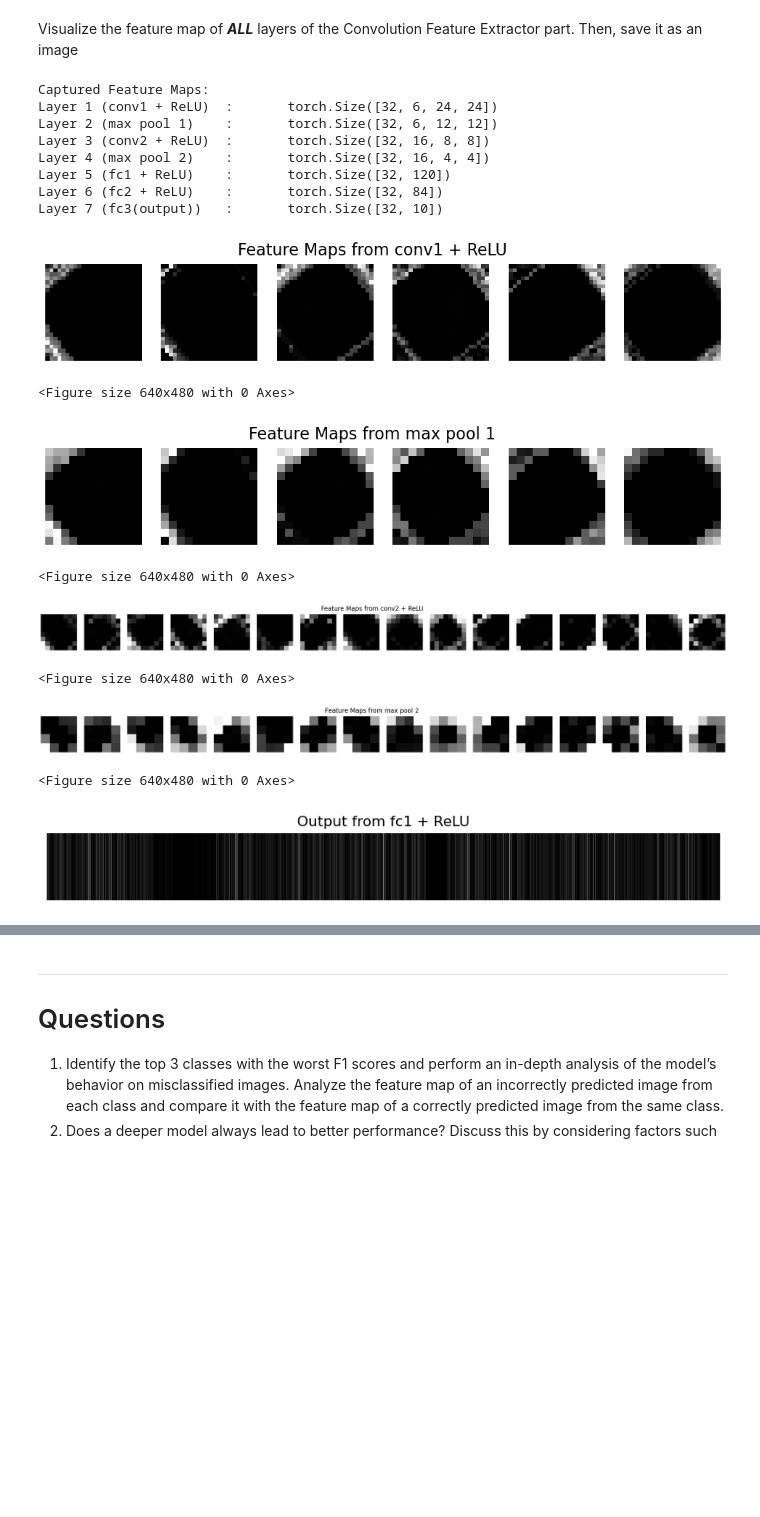
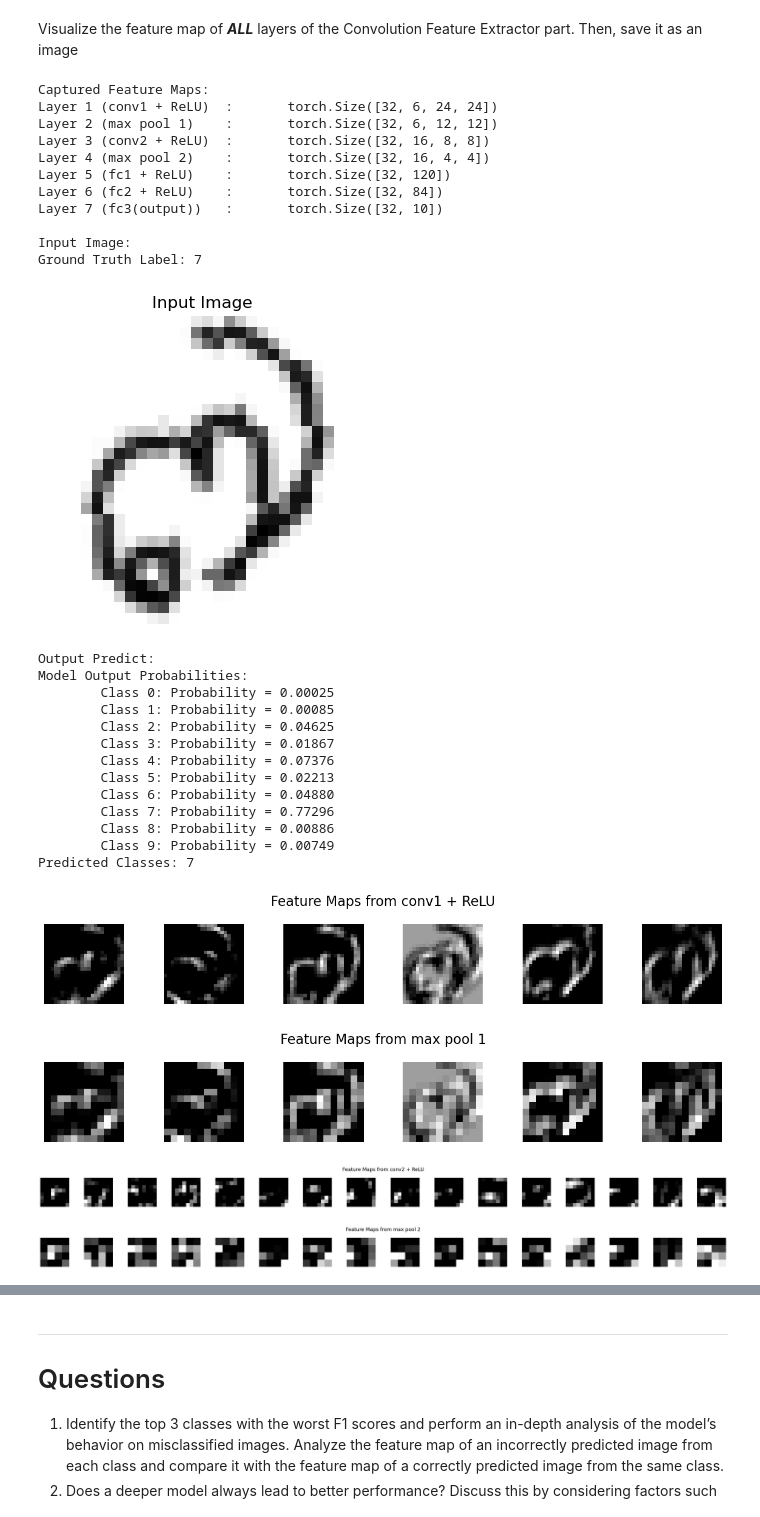
Before and after one commit to KCMAwndy/Image-Processing-KMITL, a Jupyter notebook: Lab/Lab7_Data-Augmentation-CNN/Lab7_2_NN-and-CNN.ipynb, the cells around one changed output, grey strips where cells are left out. Cells and saved outputs as stored; diff of their text form; code cells hidden in the pictures; blank space fills up the shorter version.

Commit message:
update visualize_feature_maps lab7_2

```diff
--- a/Lab/Lab7_Data-Augmentation-CNN/Lab7_2_NN-and-CNN.ipynb
+++ b/Lab/Lab7_Data-Augmentation-CNN/Lab7_2_NN-and-CNN.ipynb
@@ -200,7 +201,9 @@ Use your `load_data()` function to load the dataset in the cell below. Then, dis
 </details>
 # %%
 ### START CODE HERE ###
-dataset_path = 'Lab7_2_Thai-Handwriting-Number_Dataset/thai-handwriting-number.appspot.com'
+dataset_path = os.path.join('Lab7_2_Thai-Handwriting-Number_Dataset', 'thai-handwriting-number.appspot.com')
+dataset_path = os.path.abspath(dataset_path)
+
 dataset = get_dataset(dataset_path)
 
 dataset_classes = dataset.classes  # e.g., ['o', '๑', '๒']
@@ -466,40 +590,58 @@ def visualize_feature_maps(model, input_image, layers=None, output_folder='featu
 # %%
 ### START CODE HERE ###
-# Load a batch of images from the train_loader
-data_iter = iter(train_loader)
-images, _ = next(data_iter)
-
+# Set checkpoint path
+checkpoint_path = 'CustomLeNet.pth'
 
 # Create model instance
 model = CustomLeNet()
 
+# Load model weights with map_location to CPU
+model.load_state_dict(torch.load(checkpoint_path, map_location=torch.device('cpu')))
+model.eval()  # Set the model to evaluation mode
+
 # Forward pass to print feature maps
-_ = model(images)  # This will print shapes of feature maps
+_ = model(batch)  # This will print shapes of feature maps
 
 # Access and print feature maps
 feature_maps = model.feature_maps
 print("Captured Feature Maps:")
 for i, (name, fmap) in enumerate(zip(model.layer_names, model.feature_maps)):
     print(f"Layer {i + 1} ({name})\t:\t{fmap.shape}")
 
+# Get a batch from the data loader
+data_iter = iter(train_loader)
+# batch, labels = next(data_iter)
+
 layers_to_visualize = None
-visualize_feature_maps(model, images, layers=layers_to_visualize, output_folder='feature_maps')
+visualize_feature_maps(model, data_iter, layers=layers_to_visualize, output_folder='feature_maps')
 ### END CODE HERE ###
 # %% [output]
 Captured Feature Maps:
 Layer 1 (conv1 + ReLU)  :       torch.Size([32, 6, 24, 24])
 Layer 2 (max pool 1)    :       torch.Size([32, 6, 12, 12])
 Layer 3 (conv2 + ReLU)  :       torch.Size([32, 16, 8, 8])
 Layer 4 (max pool 2)    :       torch.Size([32, 16, 4, 4])
 Layer 5 (fc1 + ReLU)    :       torch.Size([32, 120])
 Layer 6 (fc2 + ReLU)    :       torch.Size([32, 84])
 Layer 7 (fc3(output))   :       torch.Size([32, 10])
+
+Input Image:
+Ground Truth Label: 7
-[figure, old version]
+[figure, new version]
-<Figure size 640x480 with 0 Axes>
+Output Predict:
+Model Output Probabilities:
+        Class 0: Probability = 0.00025
+        Class 1: Probability = 0.00085
+        Class 2: Probability = 0.04625
+        Class 3: Probability = 0.01867
+        Class 4: Probability = 0.07376
+        Class 5: Probability = 0.02213
+        Class 6: Probability = 0.04880
+        Class 7: Probability = 0.77296
+        Class 8: Probability = 0.00886
+        Class 9: Probability = 0.00749
+Predicted Classes: 7
-[figure, old version]
+[figure, new version]
-<Figure size 640x480 with 0 Axes>
-[figure, old version]
+[figure, new version]
-<Figure size 640x480 with 0 Axes>
-[figure, old version]
+[figure, new version]
-<Figure size 640x480 with 0 Axes>
-[figure, old version]
+[figure, new version]
```
Also changed, not shown: parts of 11 cells of this notebook, 9 other files.
